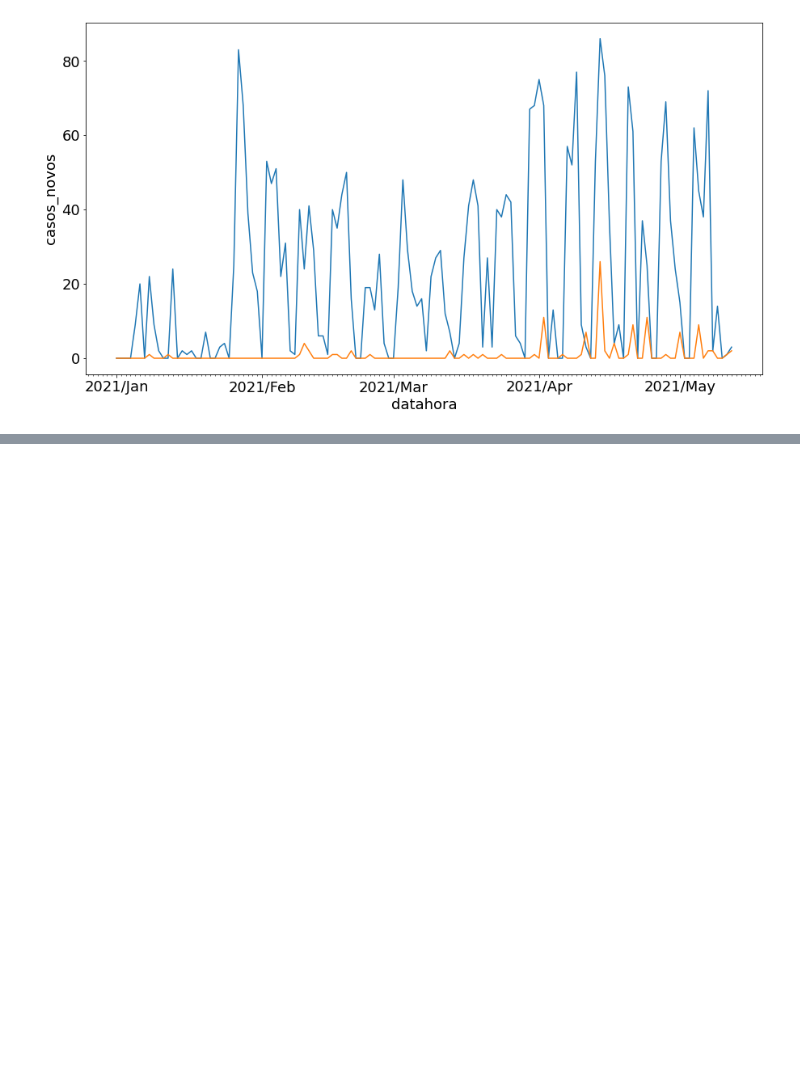
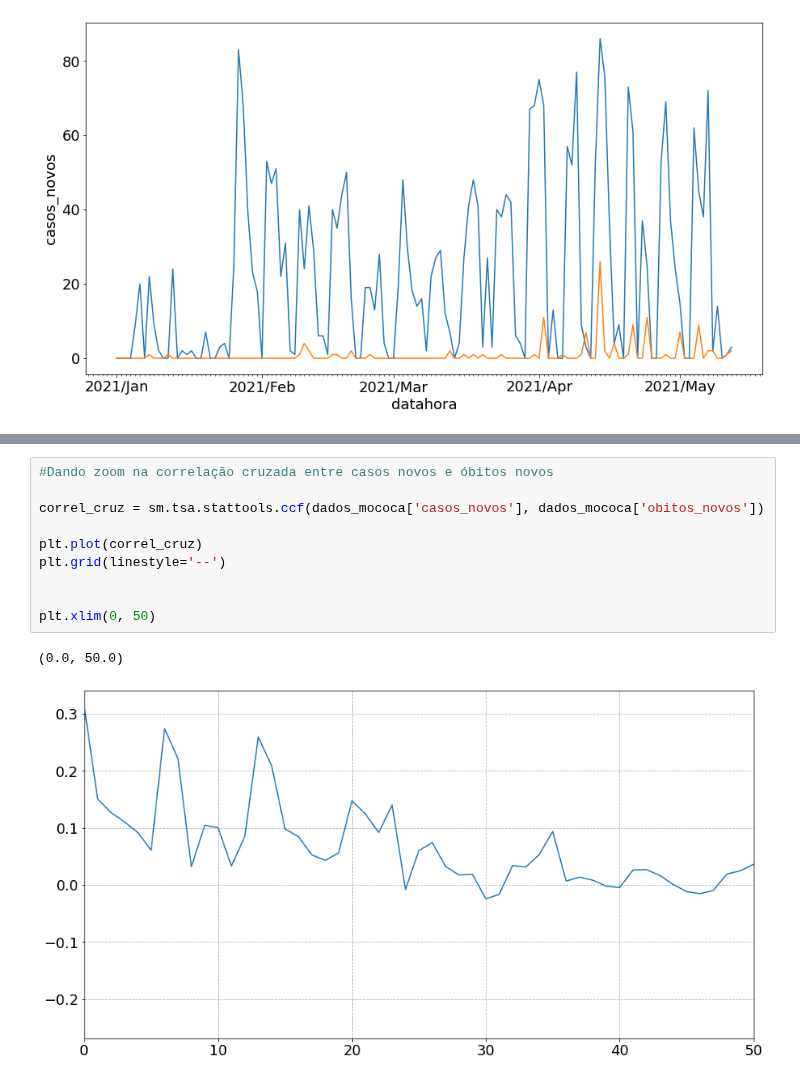
Before and after one commit to arturcgs/bootcamp-data-science-aplicada3, a Jupyter notebook: Aulas/Módulo_3.ipynb, the cells around one changed output, grey strips where cells are left out. Cells and saved outputs as stored; diff of their text form; blank space fills up the shorter version.

```diff
--- a/Aulas/Módulo_3.ipynb
+++ b/Aulas/Módulo_3.ipynb
@@ -251,0 +184,13 @@ dados_mococa_2021_shift_10_dias.head(20)
+# %%
+#Dando zoom na correlação cruzada entre casos novos e óbitos novos
+
+correl_cruz = sm.tsa.stattools.ccf(dados_mococa['casos_novos'], dados_mococa['obitos_novos'])
+
+plt.plot(correl_cruz)
+plt.grid(linestyle='--')
+
+
+plt.xlim(0, 50)
+# %% [output]
+(0.0, 50.0)
+[figure, added]
```
Also changed, not shown: parts of 10 cells of this notebook.
